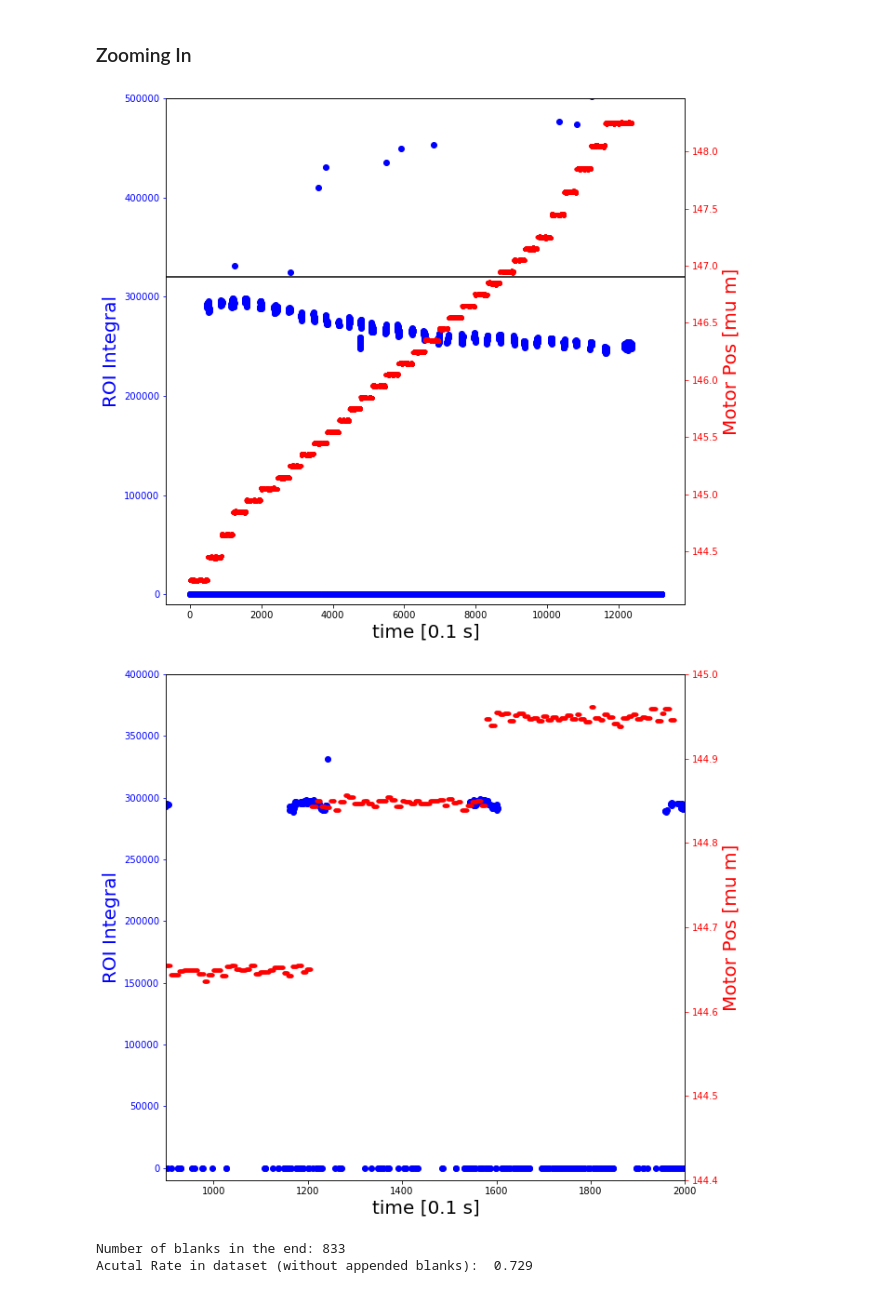
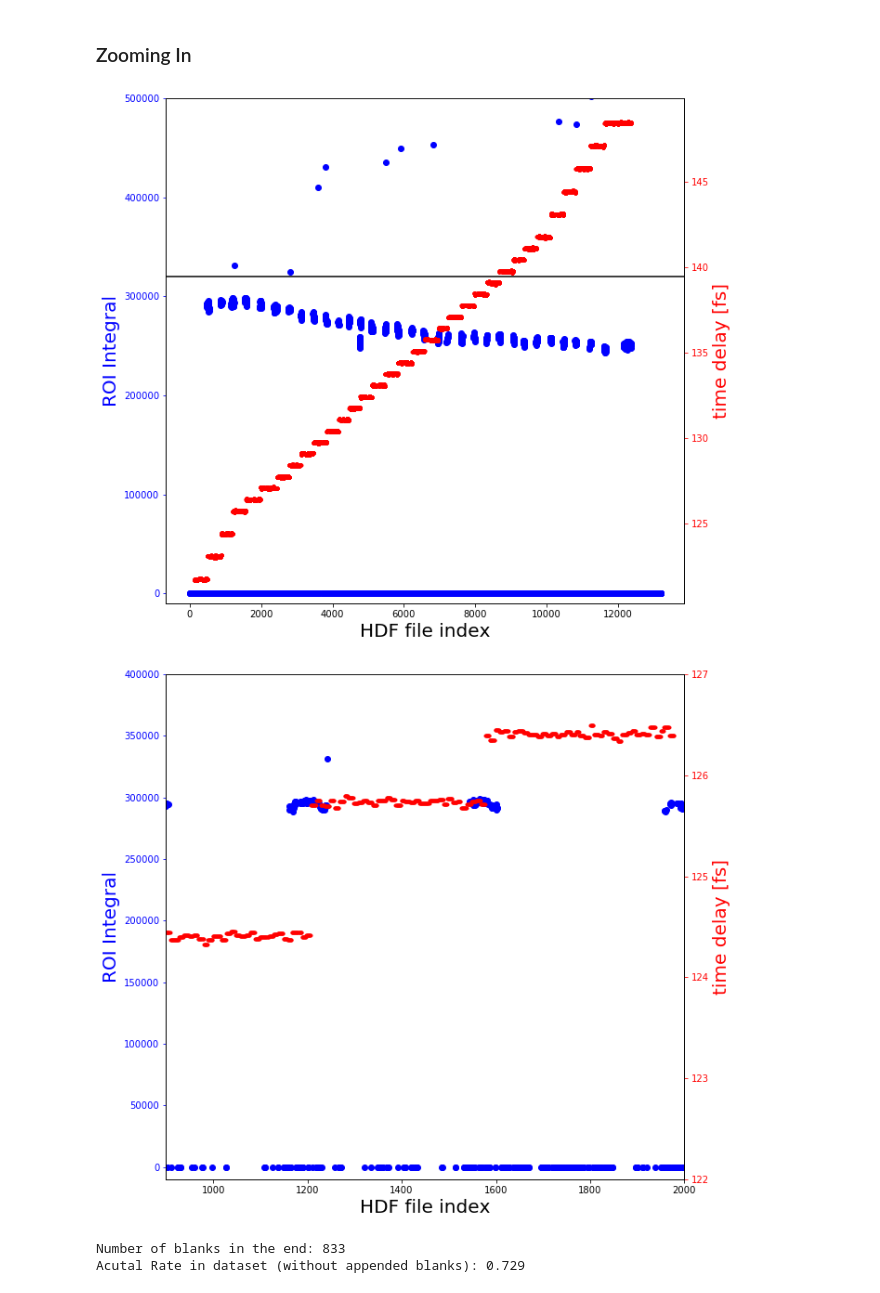
Before and after one commit to chrispassow/DESC-commissioning, a Jupyter notebook: fringes/DESC-fringe-scan.ipynb, the cells around one changed output. Cells and saved outputs as stored; diff of their text form; code cells hidden in the pictures.

```diff
--- a/fringes/DESC-fringe-scan.ipynb
+++ b/fringes/DESC-fringe-scan.ipynb
@@ -26,6 +28,4 @@ Delay Scan: 32 steps ?
 # %%
 hdfFile = h5py.File(dataDir+hdfFilename,'r')
-motorPos = hdfFile['/FL1/Experiment/BL1/CAMP/DESC/Fine delay stage/position'].value
-print(type(motorPos),'|', motorPos.shape)
-plt.figure(figsize=(8,8))
-plt.plot(motorPos)
+motorPosFine = hdfFile['/FL1/Experiment/BL1/CAMP/DESC/Fine delay stage/position'].value
+motorPosCoarse = hdfFile['/FL1/Experiment/BL1/CAMP/DESC/Coarse delay stage/position'].value
@@ -48,0 +71,11 @@ Number of NaNs: 831
+# %%
+timeDelay = (motorPosFine/1000000+motorPosCoarse/1000-0.00438-0.000126)*(1+np.cos(0.7*np.pi/180))/299792458
+print('NaNs: {} out of {} data points'.format(countNaNs(timeDelay),timeDelay.shape[0]))
+
+timeDelay = timeDelay*1E15
+
+fig = plt.figure(figsize=(10,10))
+plt.plot( timeDelay)
+plt.xlabel('HDF file index', fontsize=20)
+plt.ylabel('time delay [fs]', fontsize=20)
+plt.show()
@@ -87,7 +142,7 @@ plt.show()
 # %%
 fig, ax1 = plt.subplots(figsize=(10,10))
 ax1.plot(integral,'bo')
-ax1.set_xlabel('time [0.1 s]',fontsize=20)
+ax1.set_xlabel('HDF file index',fontsize=20)
 ax1.set_ylabel('ROI Integral', color='b', fontsize=20)
 ax1.tick_params('y', colors='b')
 ax1.set_ylim(-10000,500000)
@@ -95,33 +150,33 @@ ax1.set_ylim(-10000,500000)
 plt.axhline(y=320000, color='k')
 
 ax2 = ax1.twinx()
-ax2.plot(motorPos,'r.')
-ax2.set_ylabel('Motor Pos [mu m]', color='r', fontsize=20)
+ax2.plot(timeDelay,'r.')
+ax2.set_ylabel('time delay [fs]', color='r', fontsize=20)
 ax2.tick_params('y', colors='r')
 
 plt.show()
 # %% [output]
-[figure, old version]
+[figure, new version]
 # %%
 fig, ax1 = plt.subplots(figsize=(10,10))
 ax1.plot(integral,'bo')
-ax1.set_xlabel('time [0.1 s]',fontsize=20)
+ax1.set_xlabel('HDF file index',fontsize=20)
 ax1.set_ylabel('ROI Integral', color='b', fontsize=20)
 ax1.tick_params('y', colors='b')
 
 ax1.set_ylim(-10000,400000)
 ax1.set_xlim(900,2000)
 
 ax2 = ax1.twinx()
-ax2.plot(motorPos,'r.')
-ax2.set_ylabel('Motor Pos [mu m]', color='r', fontsize=20)
+ax2.plot(timeDelay,'r.')
+ax2.set_ylabel('time delay [fs]', color='r', fontsize=20)
 ax2.tick_params('y', colors='r')
 
-ax2.set_ylim(144.4,145)
+ax2.set_ylim(122,127)
 
 plt.show()
 # %% [output]
-[figure, old version]
+[figure, new version]
 # %%
 logicMap = (integral>1000)
 res = [i for i, val in enumerate(logicMap) if val]
```
Also changed, not shown: parts of 47 cells of this notebook, 3 other files.
